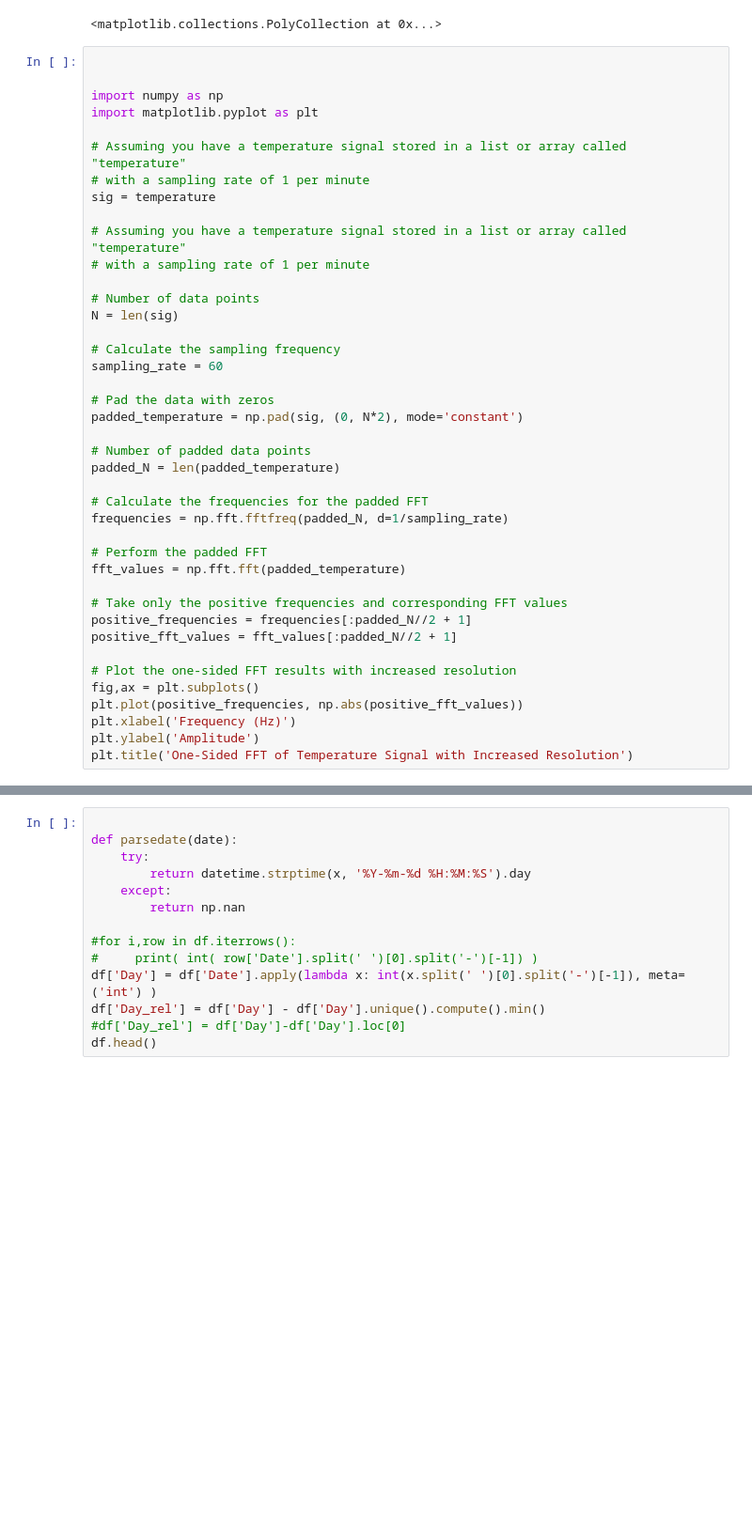
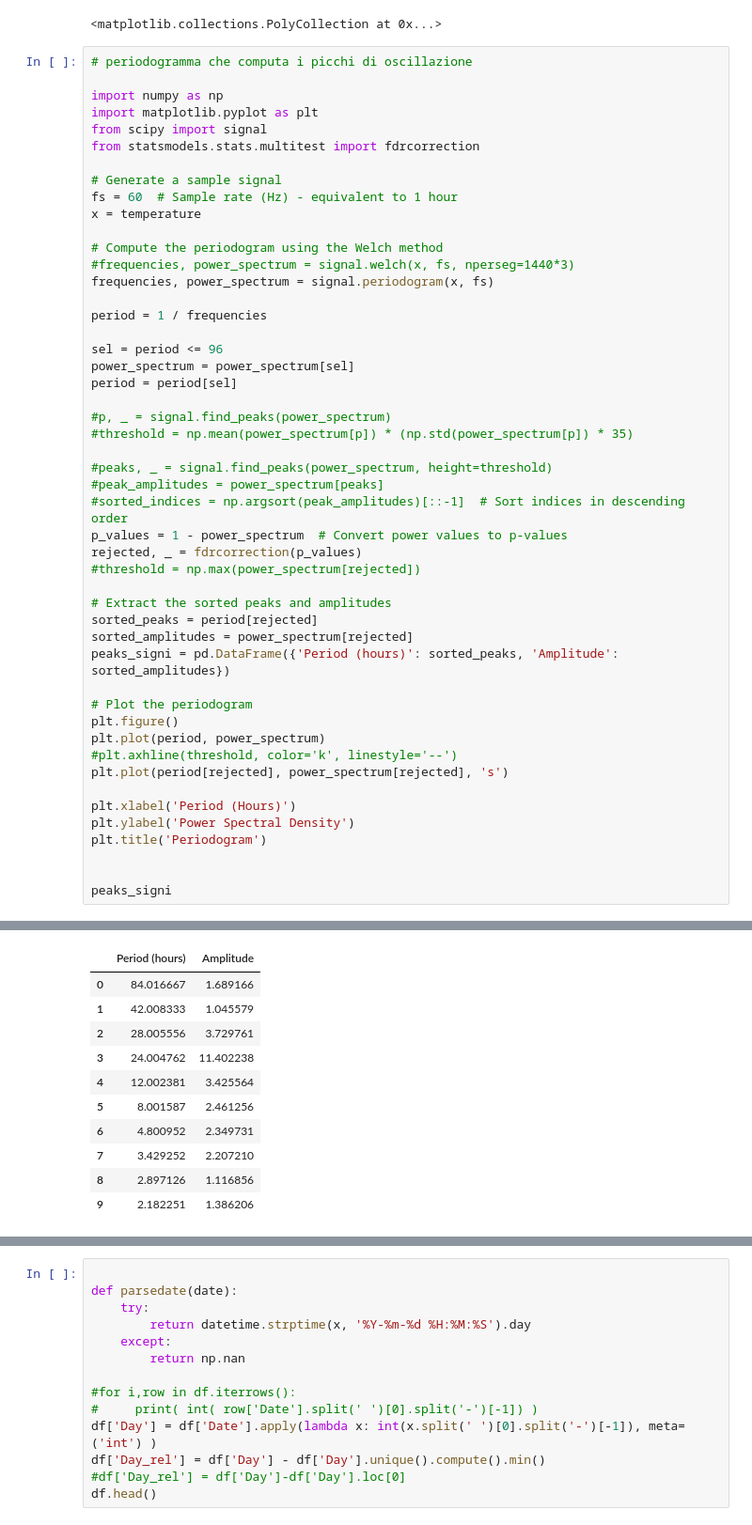
Before and after one commit to raffaelemazziotti/thermal_labeler, a Jupyter notebook: analysis_dask_2.ipynb, the cells around one changed output, grey strips where cells are left out. Shown at 94% size. Saved outputs shown, nothing was run; the diff lists cells and outputs as text; blank space fills up the shorter version.

```diff
--- a/analysis_dask_2.ipynb
+++ b/analysis_dask_2.ipynb
@@ -99,46 +99,54 @@ ax[1].fill_between(temperature.index, lims[0], lims[1],where= data['isDay'].rese
 [interactive output not drawn]
 <matplotlib.collections.PolyCollection at 0x...>
 # %%
-
+# periodogramma che computa i picchi di oscillazione
 
 import numpy as np
 import matplotlib.pyplot as plt
+from scipy import signal
+from statsmodels.stats.multitest import fdrcorrection
 
-# Assuming you have a temperature signal stored in a list or array called "temperature"
-# with a sampling rate of 1 per minute
-sig = temperature
+# Generate a sample signal
+fs = 60  # Sample rate (Hz) - equivalent to 1 hour
+x = temperature
 
-# Assuming you have a temperature signal stored in a list or array called "temperature"
-# with a sampling rate of 1 per minute
+# Compute the periodogram using the Welch method
+#frequencies, power_spectrum = signal.welch(x, fs, nperseg=1440*3)
+frequencies, power_spectrum = signal.periodogram(x, fs)
 
-# Number of data points
-N = len(sig)
+period = 1 / frequencies
 
-# Calculate the sampling frequency
-sampling_rate = 60
+sel = period <= 96
+power_spectrum = power_spectrum[sel]
+period = period[sel]
 
-# Pad the data with zeros
-padded_temperature = np.pad(sig, (0, N*2), mode='constant')
+#p, _ = signal.find_peaks(power_spectrum)
+#threshold = np.mean(power_spectrum[p]) * (np.std(power_spectrum[p]) * 35)
 
-# Number of padded data points
-padded_N = len(padded_temperature)
+#peaks, _ = signal.find_peaks(power_spectrum, height=threshold)
+#peak_amplitudes = power_spectrum[peaks]
+#sorted_indices = np.argsort(peak_amplitudes)[::-1]  # Sort indices in descending order
+p_values = 1 - power_spectrum  # Convert power values to p-values
+rejected, _ = fdrcorrection(p_values)
+#threshold = np.max(power_spectrum[rejected])
 
-# Calculate the frequencies for the padded FFT
-frequencies = np.fft.fftfreq(padded_N, d=1/sampling_rate)
+# Extract the sorted peaks and amplitudes
+sorted_peaks = period[rejected]
+sorted_amplitudes = power_spectrum[rejected]
+peaks_signi = pd.DataFrame({'Period (hours)': sorted_peaks, 'Amplitude': sorted_amplitudes})
 
-# Perform the padded FFT
-fft_values = np.fft.fft(padded_temperature)
+# Plot the periodogram
+plt.figure()
+plt.plot(period, power_spectrum)
+#plt.axhline(threshold, color='k', linestyle='--')
+plt.plot(period[rejected], power_spectrum[rejected], 's')
 
-# Take only the positive frequencies and corresponding FFT values
-positive_frequencies = frequencies[:padded_N//2 + 1]
-positive_fft_values = fft_values[:padded_N//2 + 1]
+plt.xlabel('Period (Hours)')
+plt.ylabel('Power Spectral Density')
+plt.title('Periodogram')
 
-# Plot the one-sided FFT results with increased resolution
-fig,ax = plt.subplots()
-plt.plot(positive_frequencies, np.abs(positive_fft_values))
-plt.xlabel('Frequency (Hz)')
-plt.ylabel('Amplitude')
-plt.title('One-Sided FFT of Temperature Signal with Increased Resolution')
+
+peaks_signi
 # %% [output]
 [interactive output not drawn]
 [interactive output not drawn]
@@ -145,0 +153,11 @@ Text(0.5, 1.0, 'One-Sided FFT of Temperature Signal with Increased Resolution')
+|  | Period (hours) | Amplitude |
+| 0 | 84.016667 | 1.689166 |
+| 1 | 42.008333 | 1.045579 |
+| 2 | 28.005556 | 3.729761 |
+| 3 | 24.004762 | 11.402238 |
+| 4 | 12.002381 | 3.425564 |
+| 5 | 8.001587 | 2.461256 |
+| 6 | 4.800952 | 2.349731 |
+| 7 | 3.429252 | 2.207210 |
+| 8 | 2.897126 | 1.116856 |
+| 9 | 2.182251 | 1.386206 |
```
Also changed, not shown: parts of 7 cells of this notebook.
